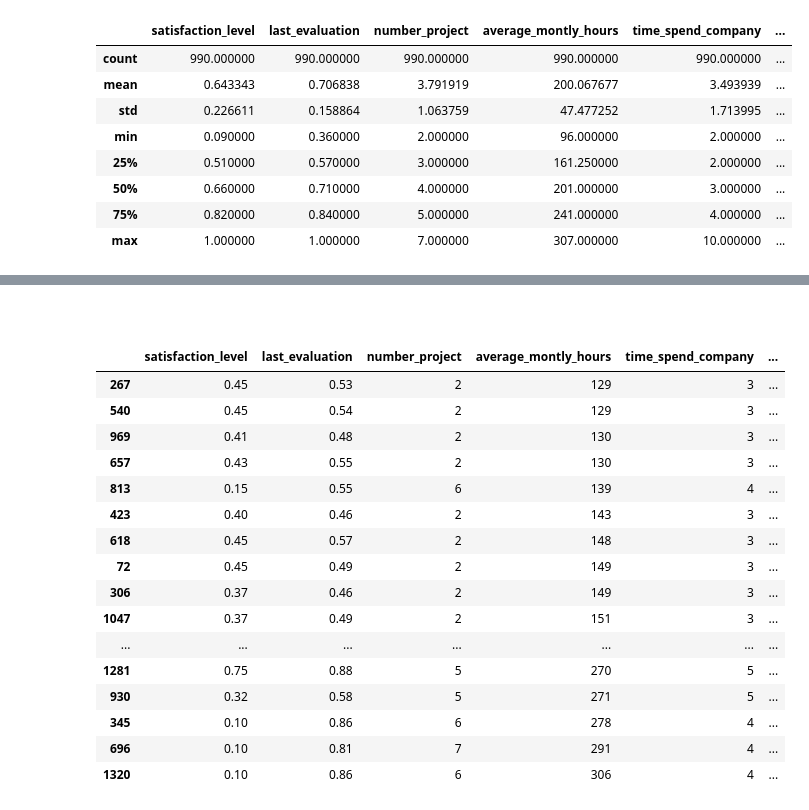
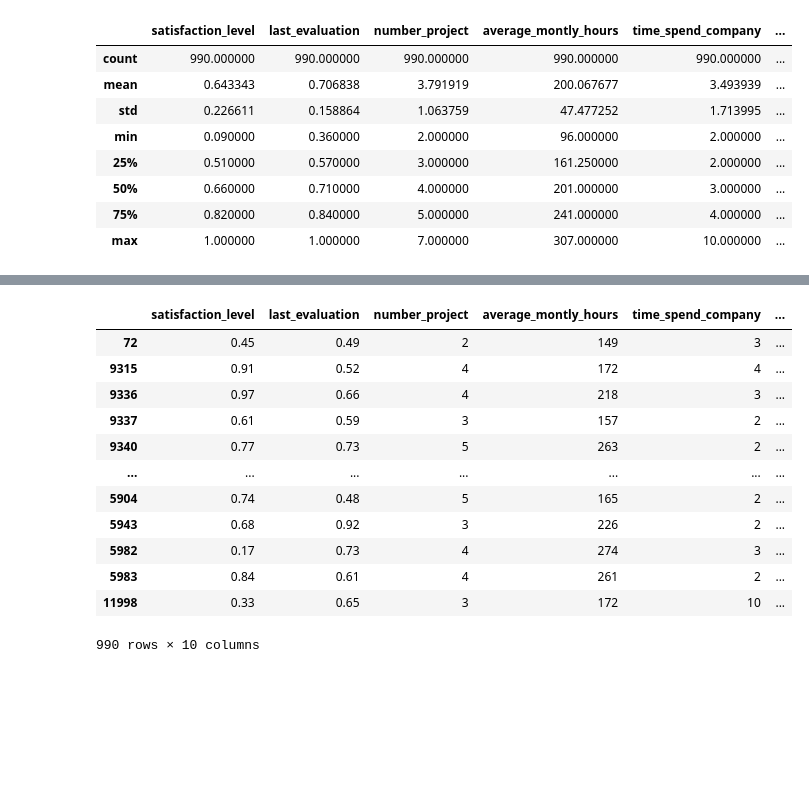
Before and after one commit to MaukanMir/HR-Capstone-Analysis, a Jupyter notebook: training.ipynb, the cells around one changed output, grey strips where cells are left out. Cells and saved outputs as stored; diff of their text form; code cells hidden in the pictures; blank space fills up the shorter version.

```diff
--- a/training.ipynb
+++ b/training.ipynb
@@ -270,22 +360,18 @@ Min Hours : 129, Max Hours: 306
+# %%
+highest_paid
+# %% [output]
+|  | satisfaction_level | last_evaluation | number_project | average_montly_hours | time_spend_company | ... |
+| 72 | 0.45 | 0.49 | 2 | 149 | 3 | ... |
+| 9315 | 0.91 | 0.52 | 4 | 172 | 4 | ... |
+| 9336 | 0.97 | 0.66 | 4 | 218 | 3 | ... |
+| 9337 | 0.61 | 0.59 | 3 | 157 | 2 | ... |
+| 9340 | 0.77 | 0.73 | 5 | 263 | 2 | ... |
+| ... | ... | ... | ... | ... | ... | ... |
+| 5904 | 0.74 | 0.48 | 5 | 165 | 2 | ... |
+| 5943 | 0.68 | 0.92 | 3 | 226 | 2 | ... |
+| 5982 | 0.17 | 0.73 | 4 | 274 | 3 | ... |
+| 5983 | 0.84 | 0.61 | 4 | 261 | 2 | ... |
+| 11998 | 0.33 | 0.65 | 3 | 172 | 10 | ... |
+990 rows × 10 columns
 # %% [markdown]
 #
-# %%
-top_25_salaries.sort_values(by="average_montly_hours")
-# %% [output]
-|  | satisfaction_level | last_evaluation | number_project | average_montly_hours | time_spend_company | ... |
-| 267 | 0.45 | 0.53 | 2 | 129 | 3 | ... |
-| 540 | 0.45 | 0.54 | 2 | 129 | 3 | ... |
-| 969 | 0.41 | 0.48 | 2 | 130 | 3 | ... |
-| 657 | 0.43 | 0.55 | 2 | 130 | 3 | ... |
-| 813 | 0.15 | 0.55 | 6 | 139 | 4 | ... |
-| 423 | 0.40 | 0.46 | 2 | 143 | 3 | ... |
-| 618 | 0.45 | 0.57 | 2 | 148 | 3 | ... |
-| 72 | 0.45 | 0.49 | 2 | 149 | 3 | ... |
-| 306 | 0.37 | 0.46 | 2 | 149 | 3 | ... |
-| 1047 | 0.37 | 0.49 | 2 | 151 | 3 | ... |
-| ... | ... | ... | ... | ... | ... | ... |
-| 1281 | 0.75 | 0.88 | 5 | 270 | 5 | ... |
-| 930 | 0.32 | 0.58 | 5 | 271 | 5 | ... |
-| 345 | 0.10 | 0.86 | 6 | 278 | 4 | ... |
-| 696 | 0.10 | 0.81 | 7 | 291 | 4 | ... |
-| 1320 | 0.10 | 0.86 | 6 | 306 | 4 | ... |
```
Also changed, not shown: parts of 10 cells of this notebook.
